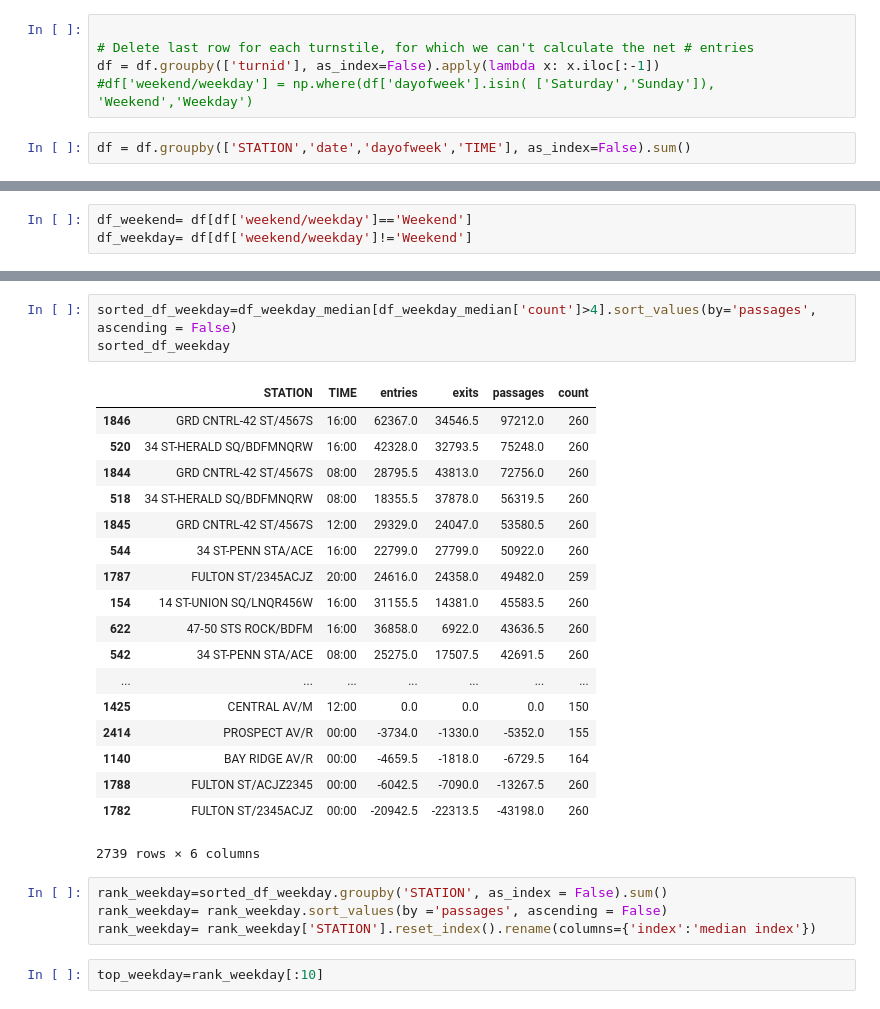
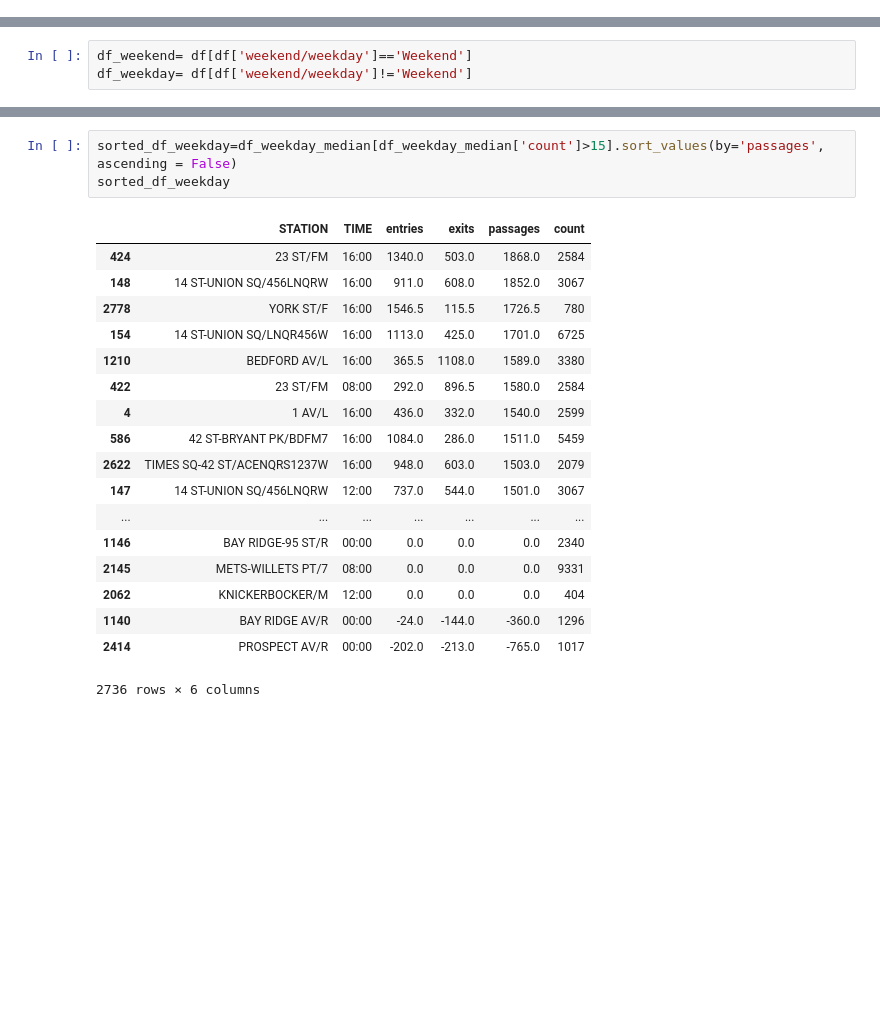
Before and after one commit to yeewill/New-York-City-Subway-Foot-Traffic, a Jupyter notebook: MTA V3 with weekend separated and weekdays.ipynb, the cells around one changed output, grey strips where cells are left out. Drawn from its saved outputs; the diff is of its cells as text; blank space fills up the shorter version.

Commit message:
fixed tourist index

```diff
--- a/MTA V3 with weekend separated and weekdays.ipynb
+++ b/MTA V3 with weekend separated and weekdays.ipynb
@@ -61,13 +61,6 @@ df['dayofweek'] = df.date.dt.day_name()
 df['entries'] = df.ENTRIES.shift(-1) - df.ENTRIES
 df['exits'] = df.EXITS.shift(-1) - df.EXITS
 df['passages'] = df.entries + df.exits
-# %%
-
-# Delete last row for each turnstile, for which we can't calculate the net # entries
-df = df.groupby(['turnid'], as_index=False).apply(lambda x: x.iloc[:-1])
-#df['weekend/weekday'] = np.where(df['dayofweek'].isin( ['Saturday','Sunday']), 'Weekend','Weekday')
-# %%
-df = df.groupby(['STATION','date','dayofweek','TIME'], as_index=False).sum()
 # %%
 df['weekend/weekday'] = np.where(df['dayofweek'].isin( ['Saturday','Sunday']), 'Weekend','Weekday')
 # %%
@@ -156,29 +146,23 @@ df_weekday_median
 2786 rows × 6 columns
 # %%
-sorted_df_weekday=df_weekday_median[df_weekday_median['count']>4].sort_values(by='passages', ascending = False)
+sorted_df_weekday=df_weekday_median[df_weekday_median['count']>15].sort_values(by='passages', ascending = False)
 sorted_df_weekday
 # %% [output]
 |  | STATION | TIME | entries | exits | passages | count |
-| 1846 | GRD CNTRL-42 ST/4567S | 16:00 | 62367.0 | 34546.5 | 97212.0 | 260 |
-| 520 | 34 ST-HERALD SQ/BDFMNQRW | 16:00 | 42328.0 | 32793.5 | 75248.0 | 260 |
-| 1844 | GRD CNTRL-42 ST/4567S | 08:00 | 28795.5 | 43813.0 | 72756.0 | 260 |
-| 518 | 34 ST-HERALD SQ/BDFMNQRW | 08:00 | 18355.5 | 37878.0 | 56319.5 | 260 |
-| 1845 | GRD CNTRL-42 ST/4567S | 12:00 | 29329.0 | 24047.0 | 53580.5 | 260 |
-| 544 | 34 ST-PENN STA/ACE | 16:00 | 22799.0 | 27799.0 | 50922.0 | 260 |
-| 1787 | FULTON ST/2345ACJZ | 20:00 | 24616.0 | 24358.0 | 49482.0 | 259 |
-| 154 | 14 ST-UNION SQ/LNQR456W | 16:00 | 31155.5 | 14381.0 | 45583.5 | 260 |
-| 622 | 47-50 STS ROCK/BDFM | 16:00 | 36858.0 | 6922.0 | 43636.5 | 260 |
-| 542 | 34 ST-PENN STA/ACE | 08:00 | 25275.0 | 17507.5 | 42691.5 | 260 |
+| 424 | 23 ST/FM | 16:00 | 1340.0 | 503.0 | 1868.0 | 2584 |
+| 148 | 14 ST-UNION SQ/456LNQRW | 16:00 | 911.0 | 608.0 | 1852.0 | 3067 |
+| 2778 | YORK ST/F | 16:00 | 1546.5 | 115.5 | 1726.5 | 780 |
+| 154 | 14 ST-UNION SQ/LNQR456W | 16:00 | 1113.0 | 425.0 | 1701.0 | 6725 |
+| 1210 | BEDFORD AV/L | 16:00 | 365.5 | 1108.0 | 1589.0 | 3380 |
+| 422 | 23 ST/FM | 08:00 | 292.0 | 896.5 | 1580.0 | 2584 |
+| 4 | 1 AV/L | 16:00 | 436.0 | 332.0 | 1540.0 | 2599 |
+| 586 | 42 ST-BRYANT PK/BDFM7 | 16:00 | 1084.0 | 286.0 | 1511.0 | 5459 |
+| 2622 | TIMES SQ-42 ST/ACENQRS1237W | 16:00 | 948.0 | 603.0 | 1503.0 | 2079 |
+| 147 | 14 ST-UNION SQ/456LNQRW | 12:00 | 737.0 | 544.0 | 1501.0 | 3067 |
 | ... | ... | ... | ... | ... | ... | ... |
-| 1425 | CENTRAL AV/M | 12:00 | 0.0 | 0.0 | 0.0 | 150 |
-| 2414 | PROSPECT AV/R | 00:00 | -3734.0 | -1330.0 | -5352.0 | 155 |
-| 1140 | BAY RIDGE AV/R | 00:00 | -4659.5 | -1818.0 | -6729.5 | 164 |
-| 1788 | FULTON ST/ACJZ2345 | 00:00 | -6042.5 | -7090.0 | -13267.5 | 260 |
-| 1782 | FULTON ST/2345ACJZ | 00:00 | -20942.5 | -22313.5 | -43198.0 | 260 |
+| 1146 | BAY RIDGE-95 ST/R | 00:00 | 0.0 | 0.0 | 0.0 | 2340 |
+| 2145 | METS-WILLETS PT/7 | 08:00 | 0.0 | 0.0 | 0.0 | 9331 |
+| 2062 | KNICKERBOCKER/M | 12:00 | 0.0 | 0.0 | 0.0 | 404 |
+| 1140 | BAY RIDGE AV/R | 00:00 | -24.0 | -144.0 | -360.0 | 1296 |
+| 2414 | PROSPECT AV/R | 00:00 | -202.0 | -213.0 | -765.0 | 1017 |
-2739 rows × 6 columns
+2736 rows × 6 columns
-# %%
-rank_weekday=sorted_df_weekday.groupby('STATION', as_index = False).sum()
-rank_weekday= rank_weekday.sort_values(by ='passages', ascending = False)
-rank_weekday= rank_weekday['STATION'].reset_index().rename(columns={'index':'median index'})
-# %%
-top_weekday=rank_weekday[:10]
```
Also changed, not shown: parts of 35 cells of this notebook.
